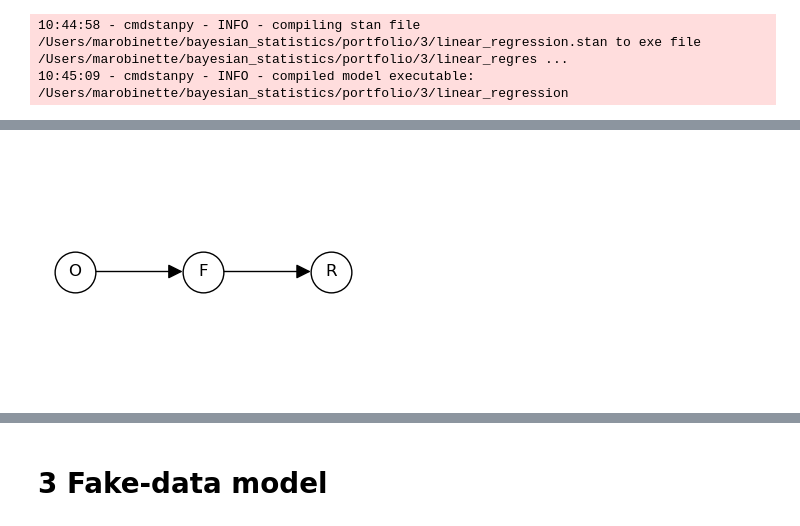
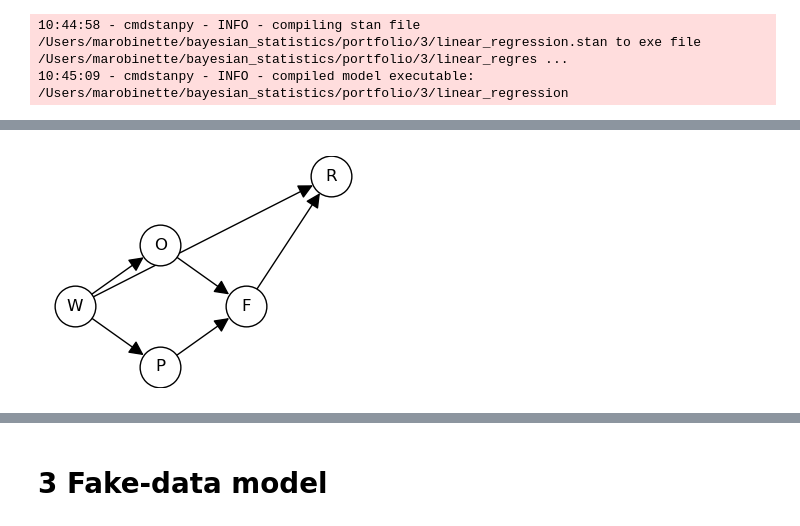
Before and after one commit to marobinette/bayesian_statistics, a Jupyter notebook: portfolio/3/portfolio.ipynb, the cells around one changed output, grey strips where cells are left out. Drawn from its saved outputs; the diff is of its cells as text; code cells hidden in the pictures.

```diff
--- a/portfolio/3/portfolio.ipynb
+++ b/portfolio/3/portfolio.ipynb
@@ -230,8 +243,17 @@ $O$ = log number of obfuscating words in the policy, $F$ = Flesch reading ease s
 # %%
-dag([("O", "F"), ("F", "R")], {"O": (-1, 0), "F": (0, 0), "R": (1, 0)});
+# old model
+# dag([("O", "F"), ("F", "R")], {"O": (-1, 0), "F": (0, 0), "R": (1, 0)});
+# plt.savefig("figures/dag.png", bbox_inches="tight", dpi=300)
+
+pos = {"W": (-2, 0), "O": (-1, 0.7), "P": (-1, -0.7),
+       "F": (0, 0), "R": (1, 1.5)}
+edges_A = [("W","O"), ("W","P"), ("O","F"), ("P","F"), ("F","R")]
+edges_B = edges_A + [("W","R")]
+
+dag(edges_A + [("W","R")], pos)
 plt.savefig("figures/dag.png", bbox_inches="tight", dpi=300)
 # %% [output]
-[figure, old version]
+[figure, new version]
 # %% [markdown]
 # Fake-data model
 
```
Also changed, not shown: parts of 6 cells of this notebook, 4 other files.
